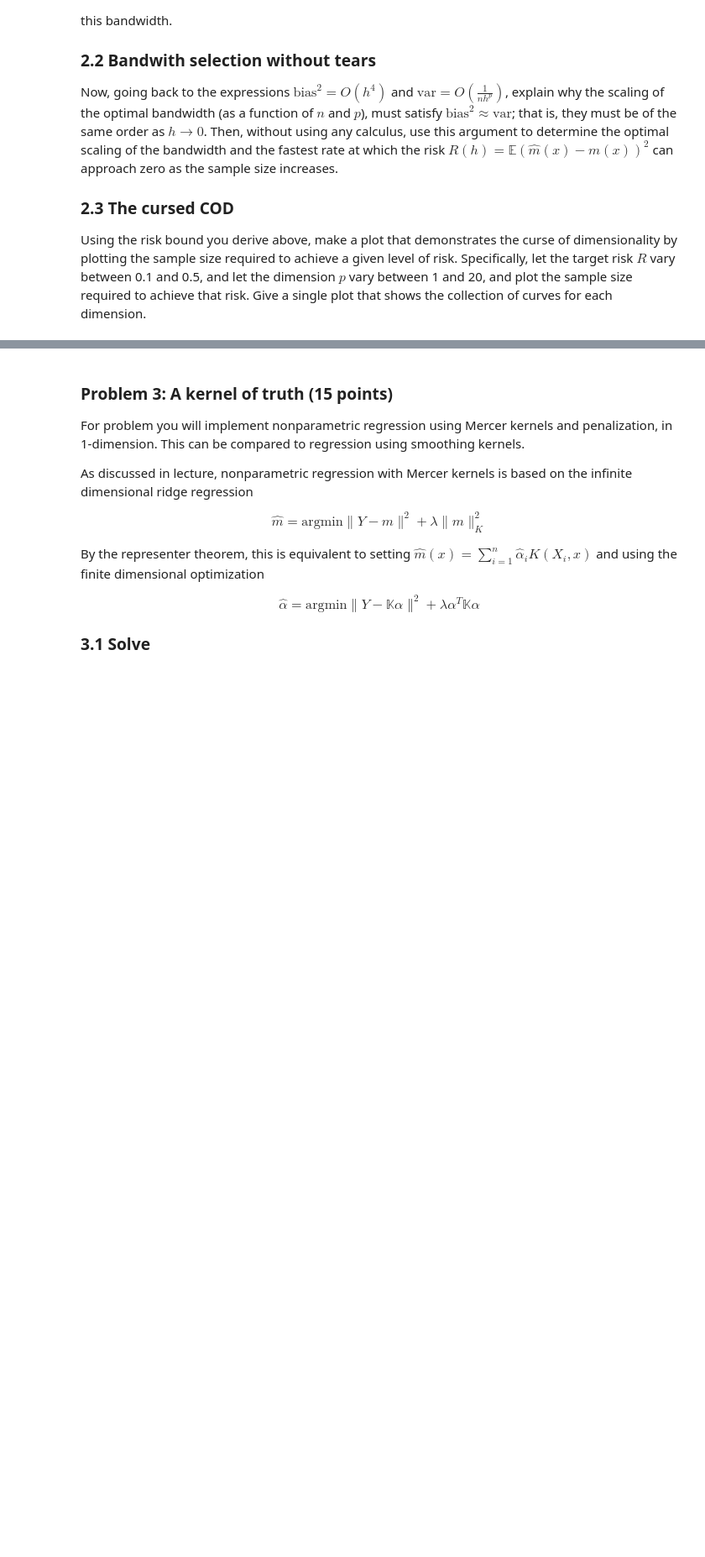
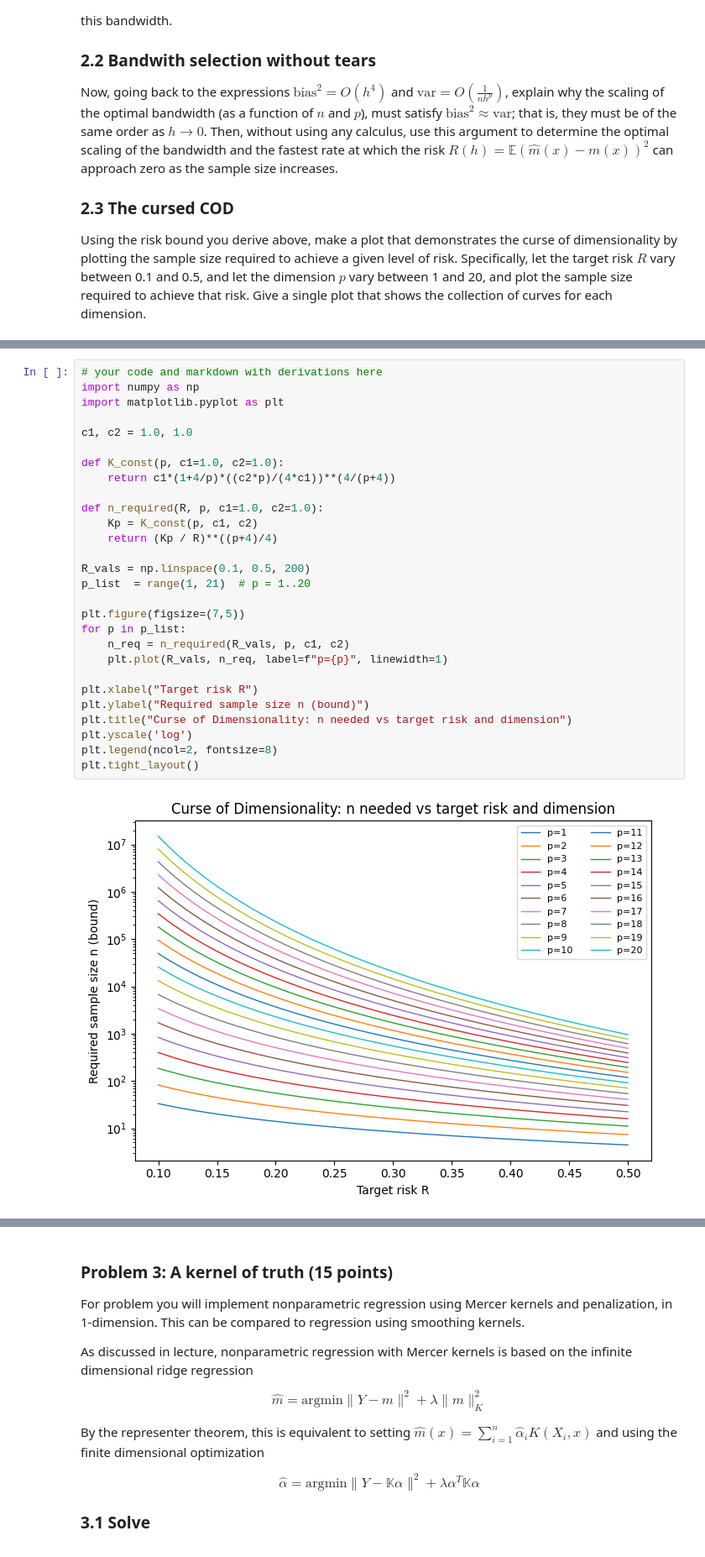
Before and after one commit to BonniePappas/Intermediate-ML, a Jupyter notebook: assignments/assn1/assn1.ipynb, the cells around one changed output, grey strips where cells are left out. Shown at 84% size. Saved outputs shown, nothing was run; the diff lists cells and outputs as text; blank space fills up the shorter version.

```diff
--- a/assignments/assn1/assn1.ipynb
+++ b/assignments/assn1/assn1.ipynb
@@ -193,0 +283,30 @@ Using the risk bound you derive above, make a plot that demonstrates the curse o
+# %%
+# your code and markdown with derivations here
+import numpy as np
+import matplotlib.pyplot as plt
+
+c1, c2 = 1.0, 1.0
+
+def K_const(p, c1=1.0, c2=1.0):
+    return c1*(1+4/p)*((c2*p)/(4*c1))**(4/(p+4))
+
+def n_required(R, p, c1=1.0, c2=1.0):
+    Kp = K_const(p, c1, c2)
+    return (Kp / R)**((p+4)/4)
+
+R_vals = np.linspace(0.1, 0.5, 200)
+p_list  = range(1, 21)  # p = 1..20
+
+plt.figure(figsize=(7,5))
+for p in p_list:
+    n_req = n_required(R_vals, p, c1, c2)
+    plt.plot(R_vals, n_req, label=f"p={p}", linewidth=1)
+
+plt.xlabel("Target risk R")
+plt.ylabel("Required sample size n (bound)")
+plt.title("Curse of Dimensionality: n needed vs target risk and dimension")
+plt.yscale('log')
+plt.legend(ncol=2, fontsize=8)
+plt.tight_layout()
+# %% [output]
+[figure, added]
```
Also changed, not shown: parts of 5 cells of this notebook.
